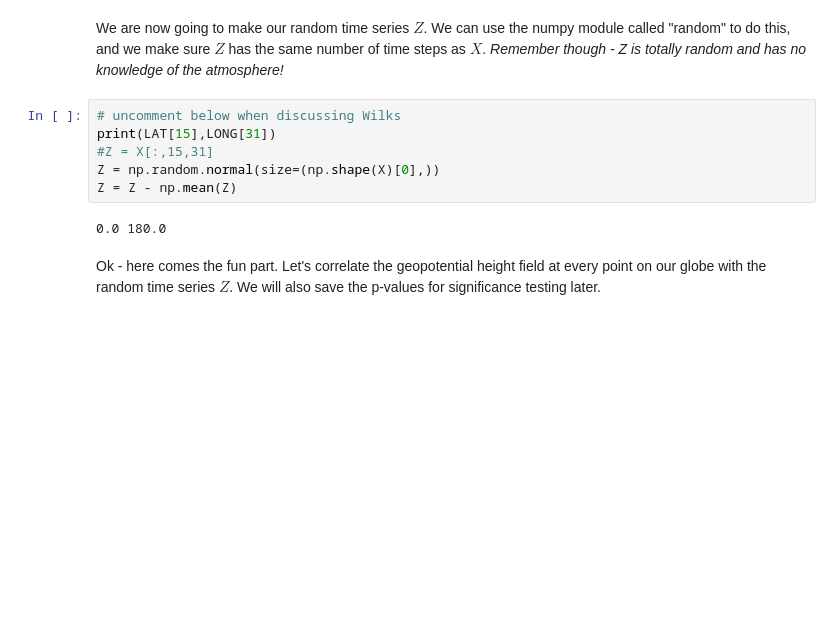
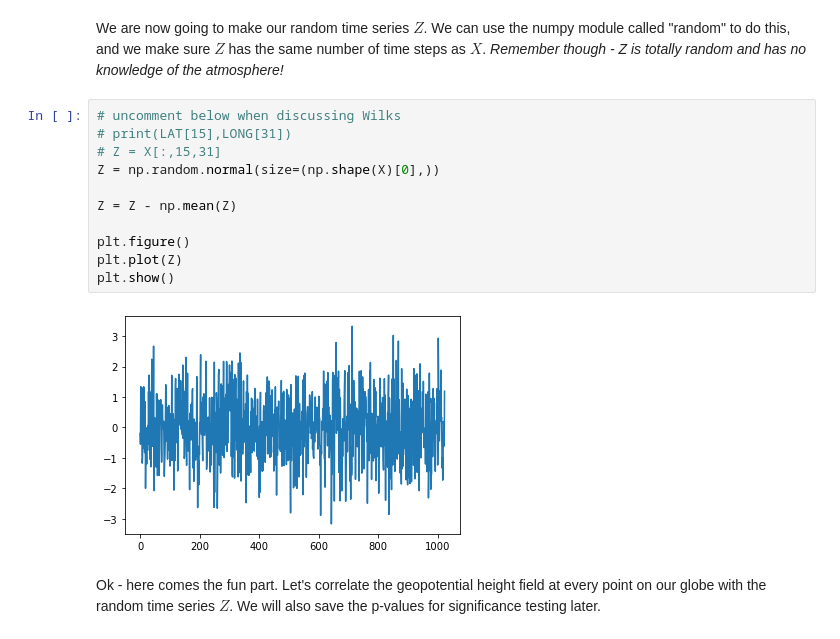
Before and after one commit to kjmayer/ats655-coursematerial, a Jupyter notebook: jupyter_notebooks/maps_of_random_relationships.ipynb, the cells around one changed output. Cells and saved outputs as stored; diff of their text form; blank space fills up the shorter version.

```diff
--- a/jupyter_notebooks/maps_of_random_relationships.ipynb
+++ b/jupyter_notebooks/maps_of_random_relationships.ipynb
@@ -71,12 +64,17 @@ X = X[itime,:,:]
 We are now going to make our random time series $Z$. We can use the numpy module called "random" to do this, and we make sure $Z$ has the same number of time steps as $X$. *Remember though - Z is totally random and has no knowledge of the atmosphere!*
 # %%
 # uncomment below when discussing Wilks
-print(LAT[15],LONG[31])
-#Z = X[:,15,31]
+# print(LAT[15],LONG[31])
+# Z = X[:,15,31]
 Z = np.random.normal(size=(np.shape(X)[0],))
+
 Z = Z - np.mean(Z)
+
+plt.figure()
+plt.plot(Z)
+plt.show()
 # %% [output]
-0.0 180.0
+[figure, added]
 # %% [markdown]
 Ok - here comes the fun part. Let's correlate the geopotential height field at every point on our globe with the random time series $Z$. We will also save the p-values for significance testing later.
 # %%
```
Also changed, not shown: parts of 4 cells of this notebook.
